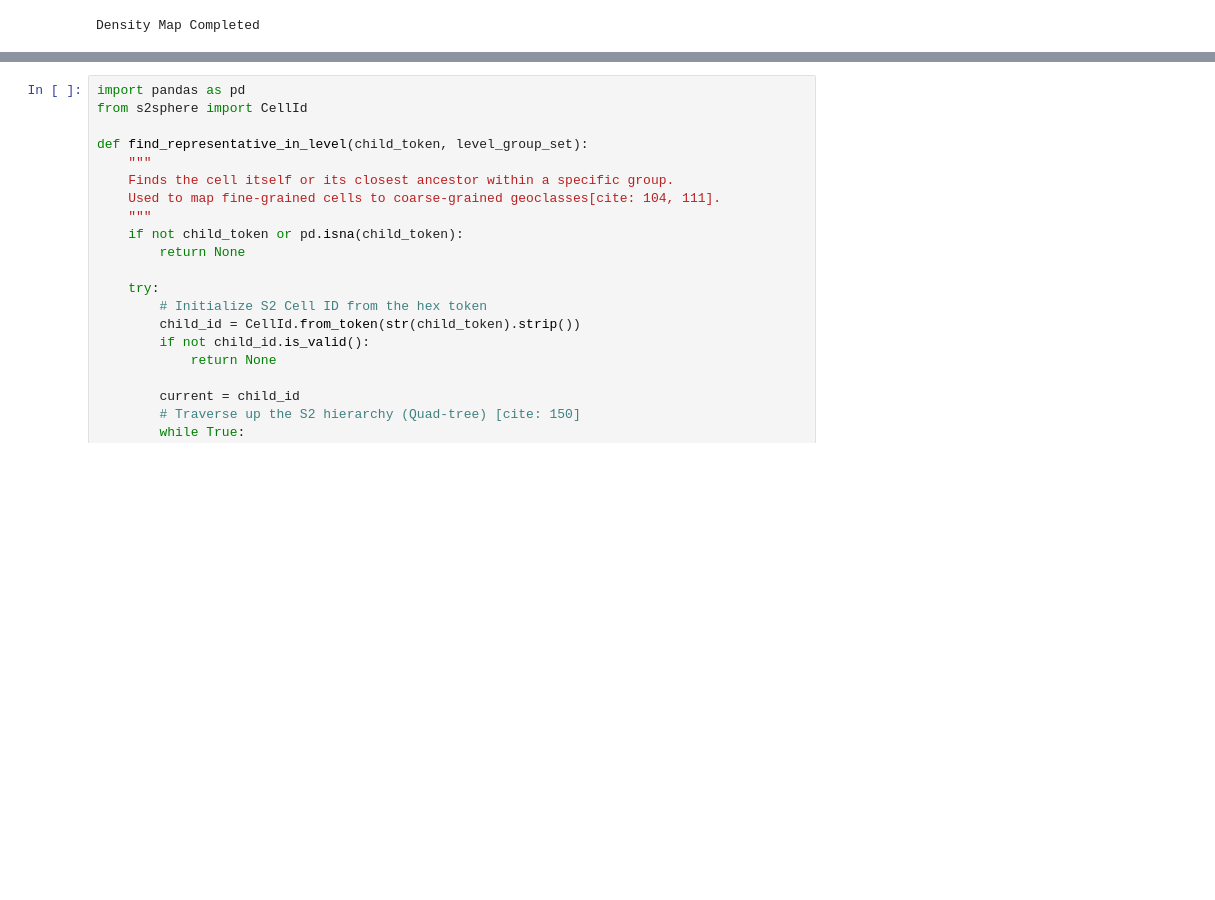
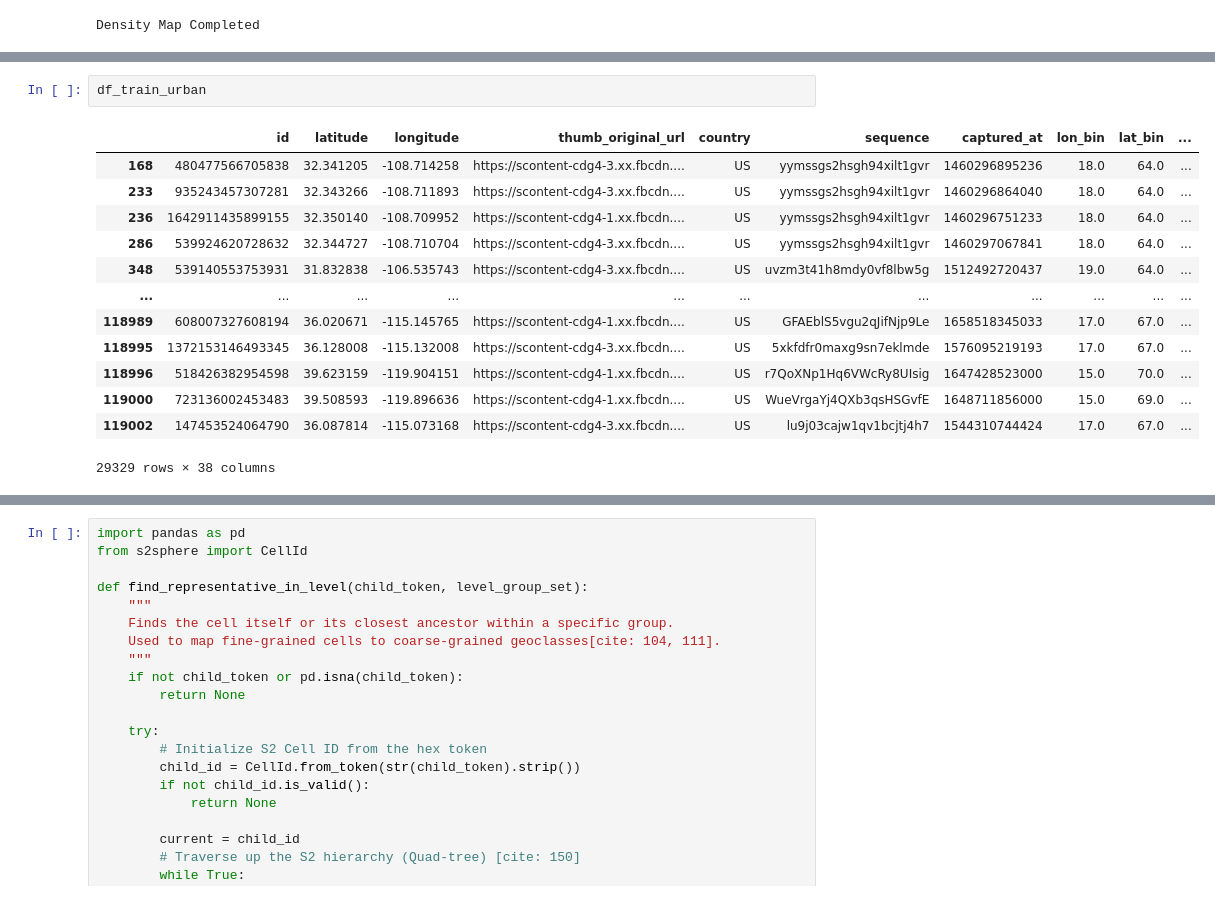
Before and after one commit to MatteoCamillo-code/GeoLoc-CVCS, a Jupyter notebook: src/notebooks/s2_configuration.ipynb, the cells around one changed output, grey strips where cells are left out. Saved outputs shown, nothing was run; the diff lists cells and outputs as text; blank space fills up the shorter version.

```diff
--- a/src/notebooks/s2_configuration.ipynb
+++ b/src/notebooks/s2_configuration.ipynb
@@ -108,3 +192,19 @@ df_train
+# %%
+df_train_urban
+# %% [output]
+|  | id | latitude | longitude | thumb_original_url | country | sequence | captured_at | lon_bin | lat_bin | ... |
+| 168 | 480477566705838 | 32.341205 | -108.714258 | https://scontent-cdg4-3.xx.fbcdn.... | US | yymssgs2hsgh94xilt1gvr | 1460296895236 | 18.0 | 64.0 | ... |
+| 233 | 935243457307281 | 32.343266 | -108.711893 | https://scontent-cdg4-3.xx.fbcdn.... | US | yymssgs2hsgh94xilt1gvr | 1460296864040 | 18.0 | 64.0 | ... |
+| 236 | 1642911435899155 | 32.350140 | -108.709952 | https://scontent-cdg4-1.xx.fbcdn.... | US | yymssgs2hsgh94xilt1gvr | 1460296751233 | 18.0 | 64.0 | ... |
+| 286 | 539924620728632 | 32.344727 | -108.710704 | https://scontent-cdg4-3.xx.fbcdn.... | US | yymssgs2hsgh94xilt1gvr | 1460297067841 | 18.0 | 64.0 | ... |
+| 348 | 539140553753931 | 31.832838 | -106.535743 | https://scontent-cdg4-3.xx.fbcdn.... | US | uvzm3t41h8mdy0vf8lbw5g | 1512492720437 | 19.0 | 64.0 | ... |
+| ... | ... | ... | ... | ... | ... | ... | ... | ... | ... | ... |
+| 118989 | 608007327608194 | 36.020671 | -115.145765 | https://scontent-cdg4-1.xx.fbcdn.... | US | GFAEblS5vgu2qJifNjp9Le | 1658518345033 | 17.0 | 67.0 | ... |
+| 118995 | 1372153146493345 | 36.128008 | -115.132008 | https://scontent-cdg4-3.xx.fbcdn.... | US | 5xkfdfr0maxg9sn7eklmde | 1576095219193 | 17.0 | 67.0 | ... |
+| 118996 | 518426382954598 | 39.623159 | -119.904151 | https://scontent-cdg4-1.xx.fbcdn.... | US | r7QoXNp1Hq6VWcRy8UIsig | 1647428523000 | 15.0 | 70.0 | ... |
+| 119000 | 723136002453483 | 39.508593 | -119.896636 | https://scontent-cdg4-1.xx.fbcdn.... | US | WueVrgaYj4QXb3qsHSGvfE | 1648711856000 | 15.0 | 69.0 | ... |
+| 119002 | 147453524064790 | 36.087814 | -115.073168 | https://scontent-cdg4-3.xx.fbcdn.... | US | lu9j03cajw1qv1bcjtj4h7 | 1544310744424 | 17.0 | 67.0 | ... |
+29329 rows × 38 columns
 # %%
 # --- 5. VISUALIZATION: S2 CELL GRID ---
 print("Loading USA map for visualization...")
```
Also changed, not shown: parts of 14 cells of this notebook, 9 other files.
